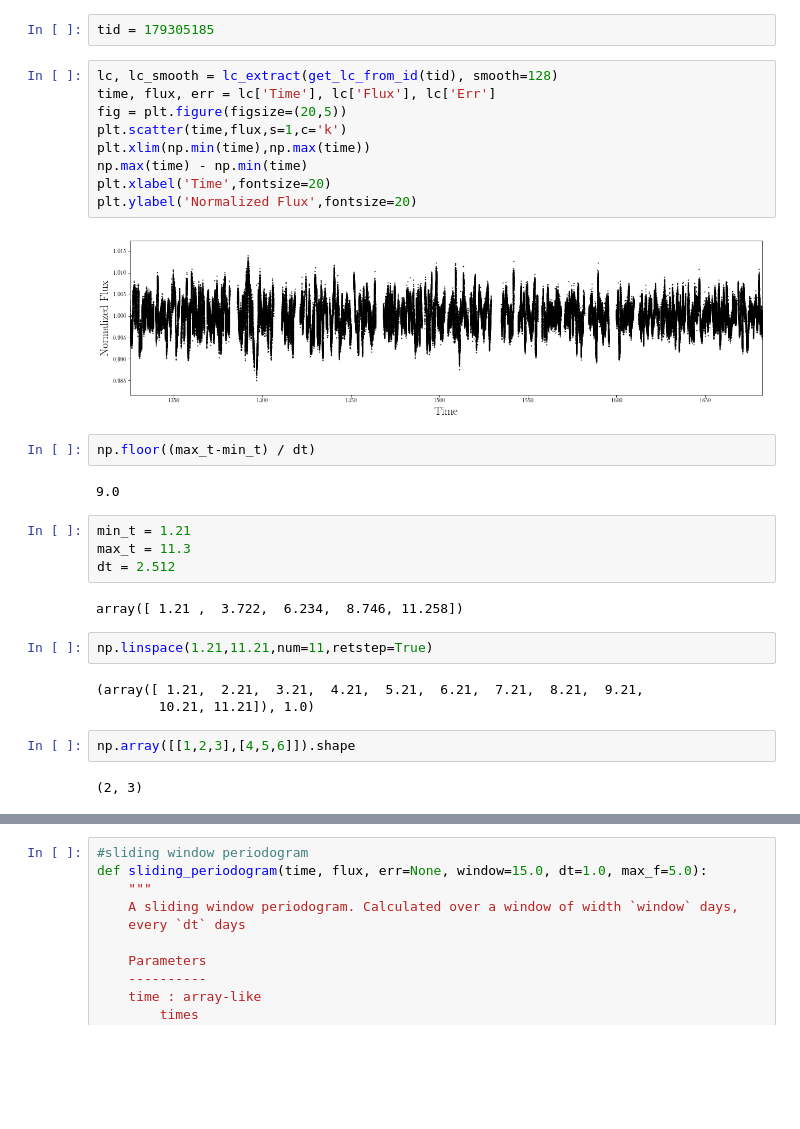
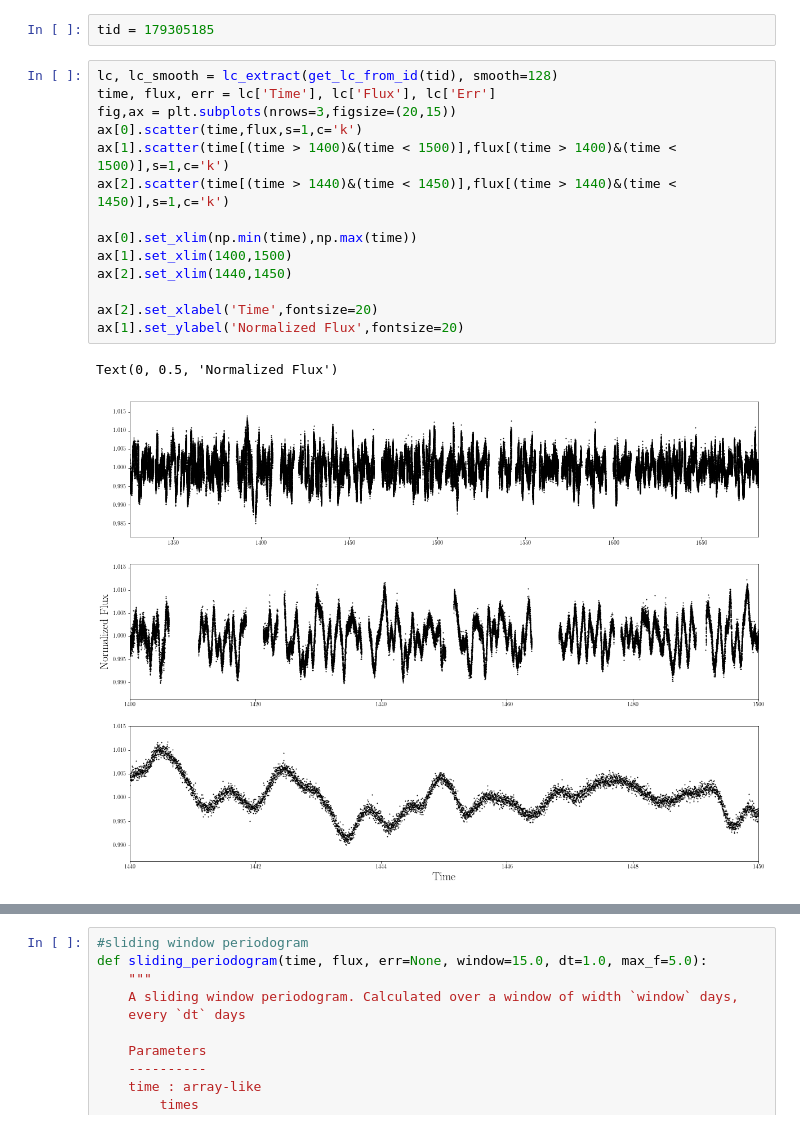
Before and after one commit to tzdwi/TESS, a Jupyter notebook: code/SDor_LBV.ipynb, the cells around one changed output, grey strips where cells are left out. Saved outputs shown, nothing was run; the diff lists cells and outputs as text; blank space fills up the shorter version.

```diff
--- a/code/SDor_LBV.ipynb
+++ b/code/SDor_LBV.ipynb
@@ -14,30 +14,17 @@ tid = 179305185
 # %%
 lc, lc_smooth = lc_extract(get_lc_from_id(tid), smooth=128)
 time, flux, err = lc['Time'], lc['Flux'], lc['Err']
-fig = plt.figure(figsize=(20,5))
-plt.scatter(time,flux,s=1,c='k')
-plt.xlim(np.min(time),np.max(time))
-np.max(time) - np.min(time)
-plt.xlabel('Time',fontsize=20)
-plt.ylabel('Normalized Flux',fontsize=20)
+fig,ax = plt.subplots(nrows=3,figsize=(20,15))
+ax[0].scatter(time,flux,s=1,c='k')
+ax[1].scatter(time[(time > 1400)&(time < 1500)],flux[(time > 1400)&(time < 1500)],s=1,c='k')
+ax[2].scatter(time[(time > 1440)&(time < 1450)],flux[(time > 1440)&(time < 1450)],s=1,c='k')
+
+ax[0].set_xlim(np.min(time),np.max(time))
+ax[1].set_xlim(1400,1500)
+ax[2].set_xlim(1440,1450)
+
+ax[2].set_xlabel('Time',fontsize=20)
+ax[1].set_ylabel('Normalized Flux',fontsize=20)
 # %% [output]
+Text(0, 0.5, 'Normalized Flux')
-[figure, old version]
+[figure, new version]
-# %%
-np.floor((max_t-min_t) / dt)
-# %% [output]
-9.0
-# %%
-min_t = 1.21
-max_t = 11.3
-dt = 2.512
-# %% [output]
-array([ 1.21 ,  3.722,  6.234,  8.746, 11.258])
-# %%
-np.linspace(1.21,11.21,num=11,retstep=True)
-# %% [output]
-(array([ 1.21,  2.21,  3.21,  4.21,  5.21,  6.21,  7.21,  8.21,  9.21,
-        10.21, 11.21]), 1.0)
-# %%
-np.array([[1,2,3],[4,5,6]]).shape
-# %% [output]
-(2, 3)
```
Also changed, not shown: parts of 26 cells of this notebook, 2 other files.
